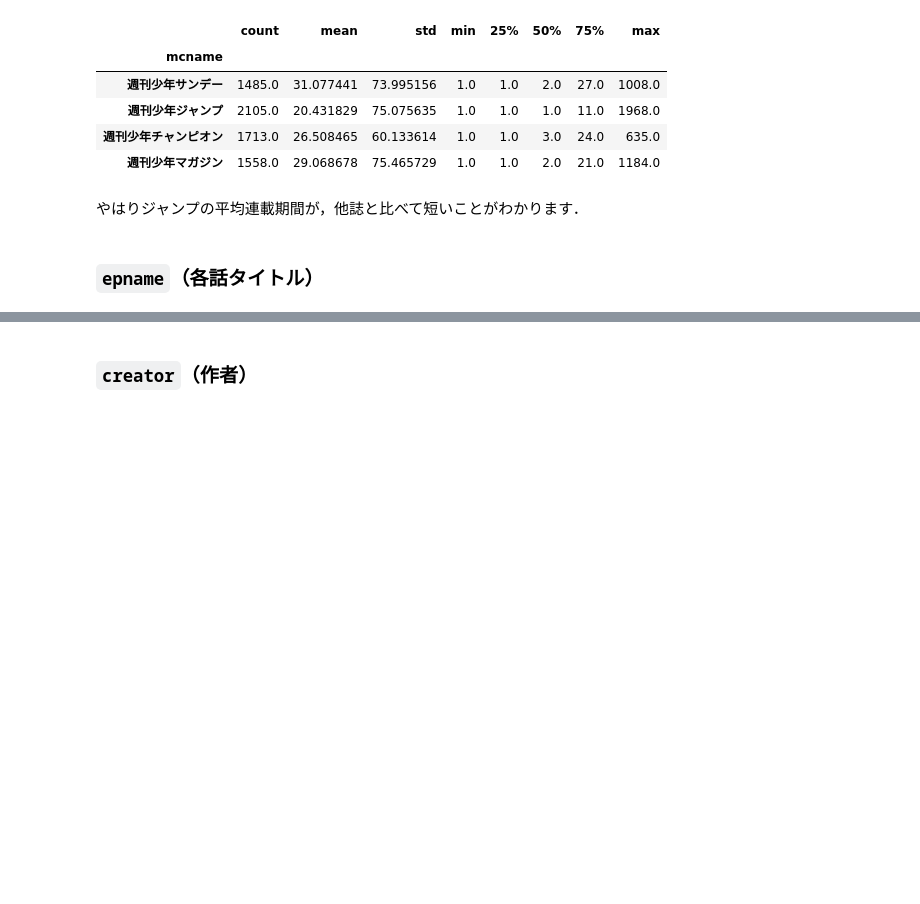
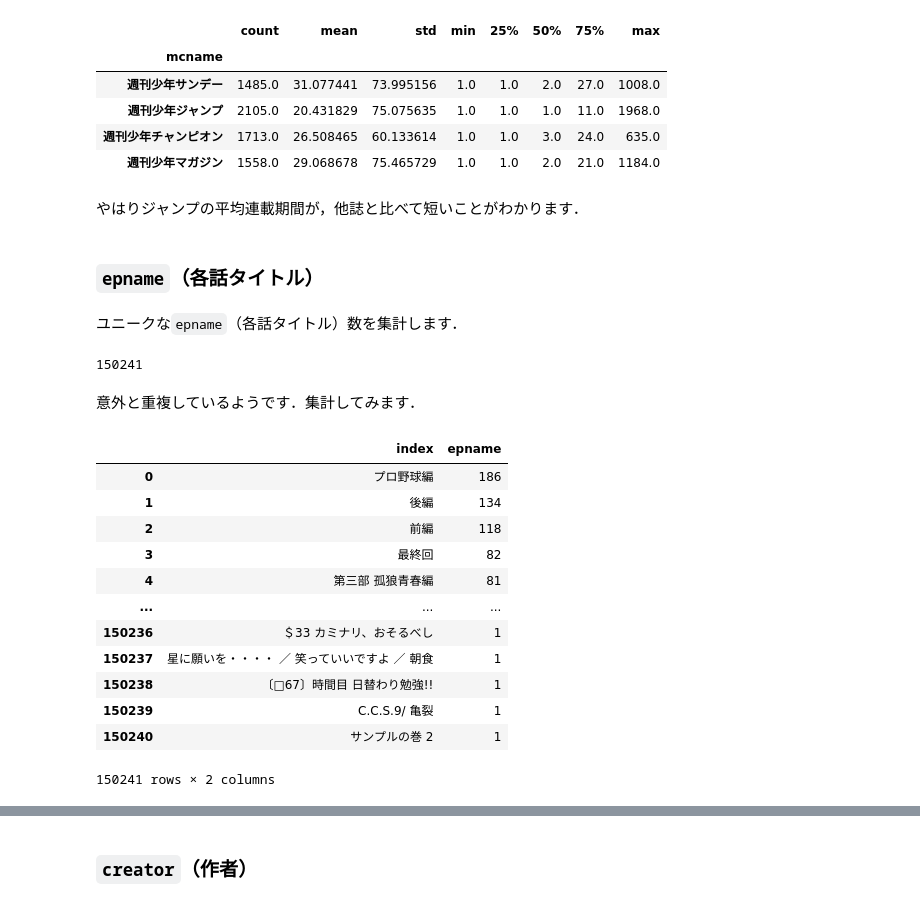
Before and after one commit to kakeami/viz-madb, a Jupyter notebook: _sources/eda/eda.ipynb, the cells around one changed output, grey strips where cells are left out. Drawn from its saved outputs; the diff is of its cells as text; code cells hidden in the pictures; blank space fills up the shorter version.

```diff
--- a/_sources/eda/eda.ipynb
+++ b/_sources/eda/eda.ipynb
@@ -232,3 +232,27 @@ df_tmp.groupby('mcname')['counts'].describe()
 やはりジャンプの平均連載期間が，他誌と比べて短いことがわかります．
 # %% [markdown]
 ### `epname`（各話タイトル）
+# %% [markdown]
+ユニークな`epname`（各話タイトル）数を集計します．
+# %%
+df['epname'].nunique()
+# %% [output]
+150241
+# %% [markdown]
+意外と重複しているようです．集計してみます．
+# %%
+df['epname'].value_counts().reset_index()
+# %% [output]
+|  | index | epname |
+| 0 | プロ野球編 | 186 |
+| 1 | 後編 | 134 |
+| 2 | 前編 | 118 |
+| 3 | 最終回 | 82 |
+| 4 | 第三部 孤狼青春編 | 81 |
+| ... | ... | ... |
+| 150236 | ＄33 カミナリ、おそるべし | 1 |
+| 150237 | 星に願いを・・・・ ／ 笑っていいですよ ／ 朝食 | 1 |
+| 150238 | 〔□67〕時間目 日替わり勉強!! | 1 |
+| 150239 | C.C.S.9/ 亀裂 | 1 |
+| 150240 | サンプルの巻 2 | 1 |
+150241 rows × 2 columns
```
Also changed, not shown: parts of 14 cells of this notebook, 2 other files.
